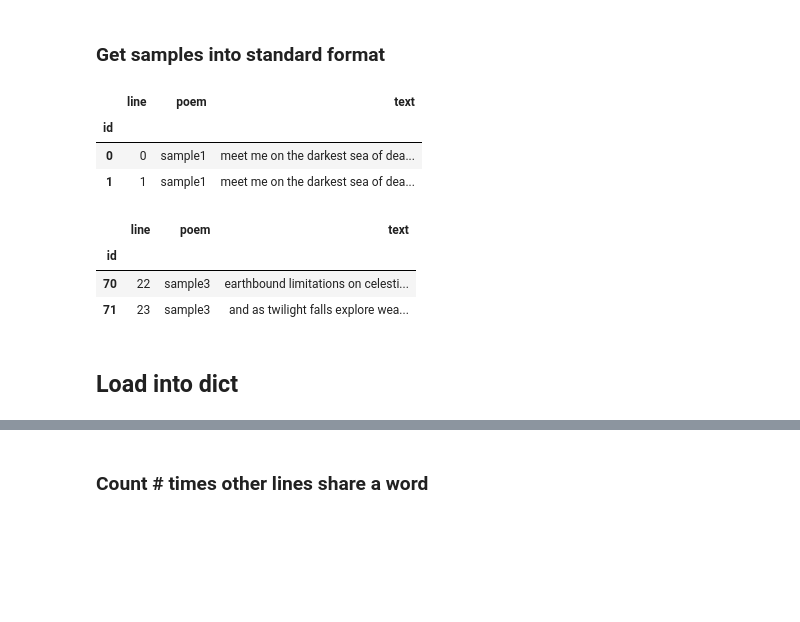
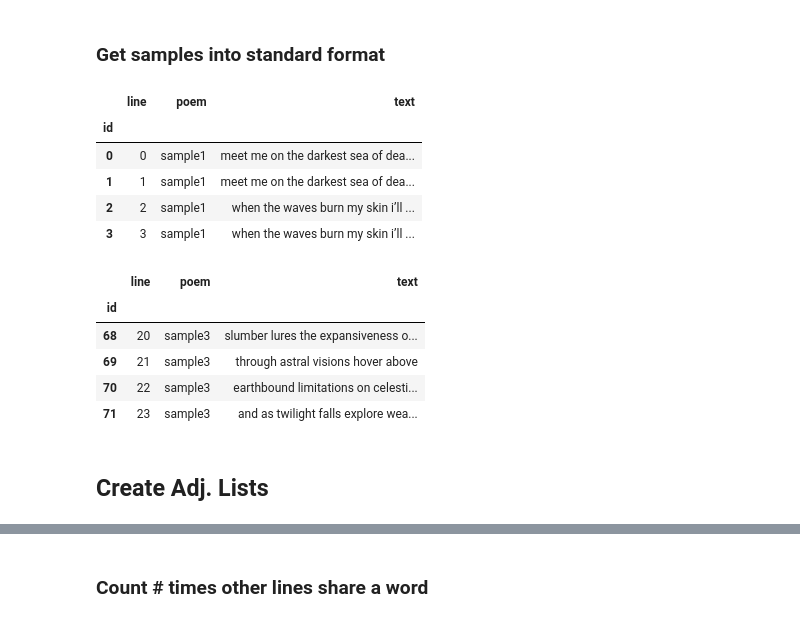
Before and after one commit to dustinmichels/paradeller, a Jupyter notebook: notebooks/analysis.ipynb, the cells around one changed output, grey strips where cells are left out. Saved outputs shown, nothing was run; the diff lists cells and outputs as text; code cells hidden in the pictures; blank space fills up the shorter version.

```diff
--- a/notebooks/analysis.ipynb
+++ b/notebooks/analysis.ipynb
@@ -42,19 +42,23 @@ data = data1 + data2 + data3
 # %%
 df = pd.DataFrame(data).set_index('id')
 
-display(df.head(2))
-display(df.tail(2))
+display(df.head(4))
+display(df.tail(4))
 # %% [output]
 |  | line | poem | text |
 | id |  |  |  |
 | 0 | 0 | sample1 | meet me on the darkest sea of dea... |
 | 1 | 1 | sample1 | meet me on the darkest sea of dea... |
+| 2 | 2 | sample1 | when the waves burn my skin i’ll ... |
+| 3 | 3 | sample1 | when the waves burn my skin i’ll ... |
 |  | line | poem | text |
 | id |  |  |  |
+| 68 | 20 | sample3 | slumber lures the expansiveness o... |
+| 69 | 21 | sample3 | through astral visions hover above |
 | 70 | 22 | sample3 | earthbound limitations on celesti... |
 | 71 | 23 | sample3 | and as twilight falls explore wea... |
-# %% [markdown]
-## Load into dict
+# %% [markdown]
+## Create Adj. Lists
 # %%
 import itertools
 from itertools import permutations, combinations
```
Also changed, not shown: parts of 4 cells of this notebook, 2 other files.
